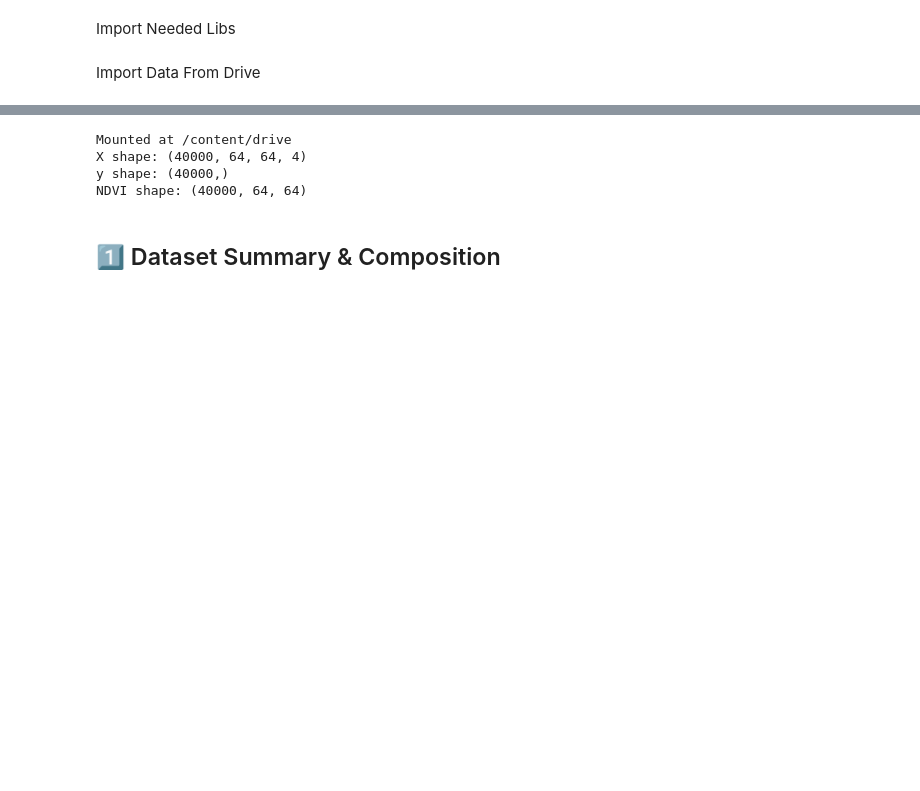
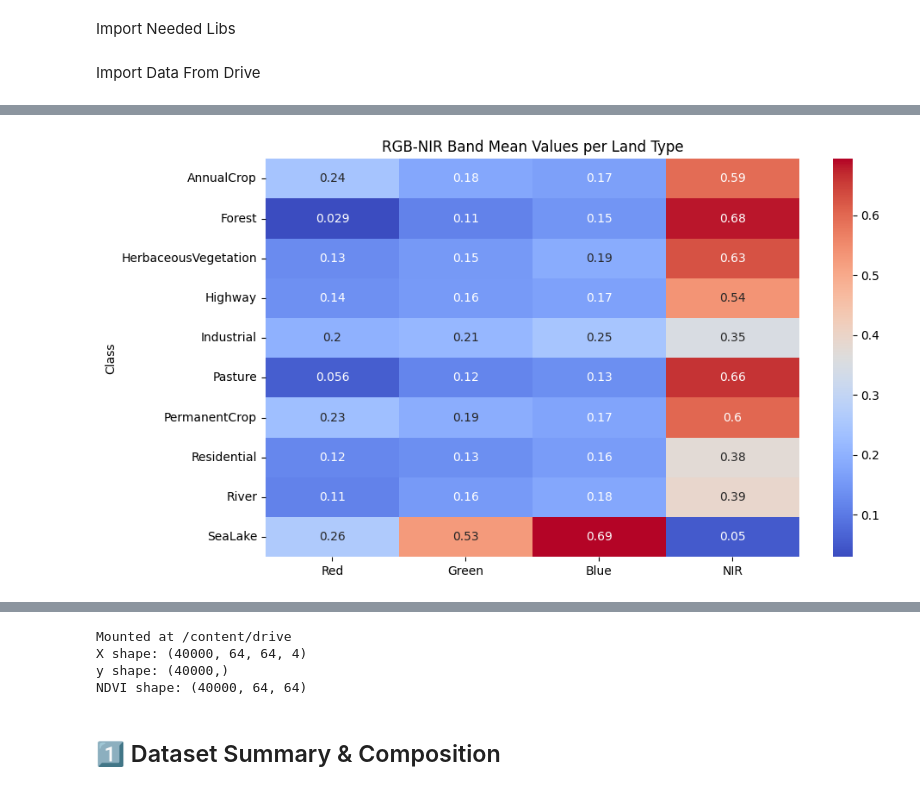
Before and after one commit to ahmed-hazem-1/DEPI-Project--Land-Type-Classification, a Jupyter notebook: 2nd Milestone/2nd_Milestone.ipynb, the cells around one changed output, grey strips where cells are left out. Drawn from its saved outputs; the diff is of its cells as text; code cells hidden in the pictures; blank space fills up the shorter version.

```diff
--- a/2nd Milestone/2nd_Milestone.ipynb
+++ b/2nd Milestone/2nd_Milestone.ipynb
@@ -22,0 +129,25 @@ Import Data From Drive
+# %%
+def visualize_rgb_nir_correlation(base_dir=rgb_nir_path, n_samples=10):
+    bands = ['Red', 'Green', 'Blue', 'NIR']
+    land_types = sorted(os.listdir(base_dir))
+    data = []
+
+    for land_type in land_types:
+        class_path = os.path.join(base_dir, land_type)
+        files = [f for f in os.listdir(class_path) if f.endswith('.npy')][:n_samples]
+
+        for file in files:
+            img = np.load(os.path.join(class_path, file))
+            means = img.mean(axis=(0, 1))
+            data.append(dict(zip(bands, means)) | {'Class': land_type})
+
+    df = pd.DataFrame(data)
+    df_grouped = df.groupby("Class").mean()
+
+    plt.figure(figsize=(10, 6))
+    sns.heatmap(df_grouped, annot=True, cmap='coolwarm')
+    plt.title("RGB-NIR Band Mean Values per Land Type")
+    plt.show()
+visualize_rgb_nir_correlation()
+# %% [output]
+[figure, added]
```
Also changed, not shown: parts of 25 cells of this notebook.
